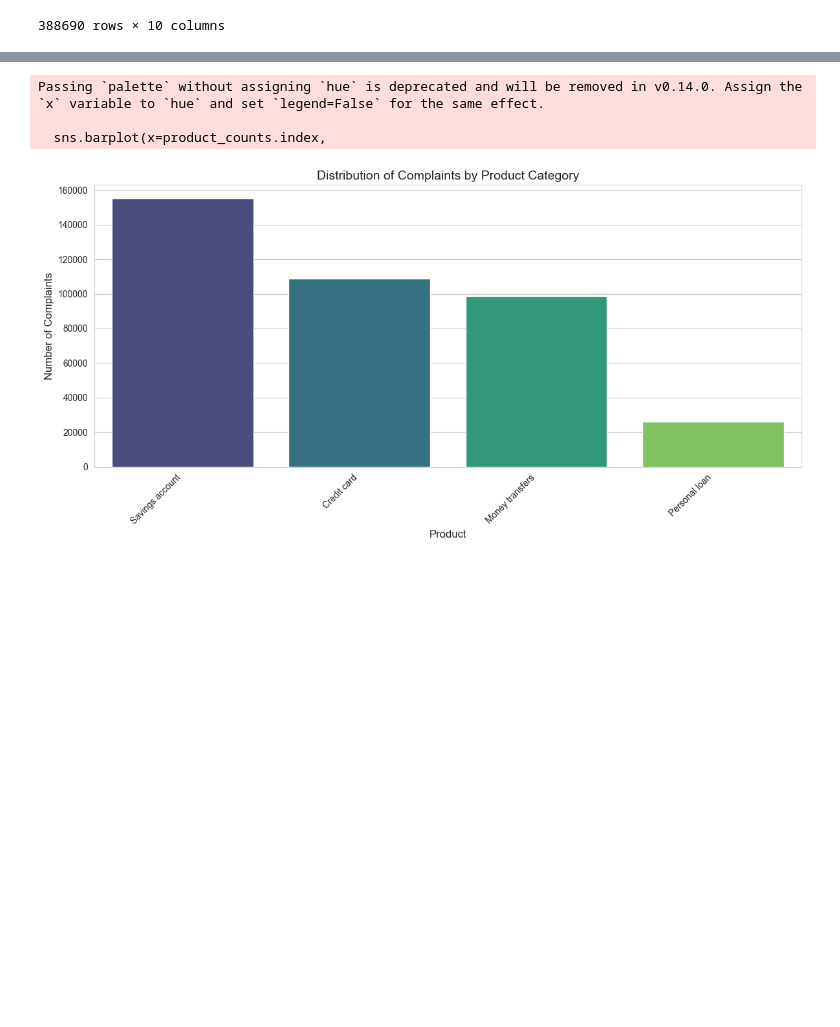
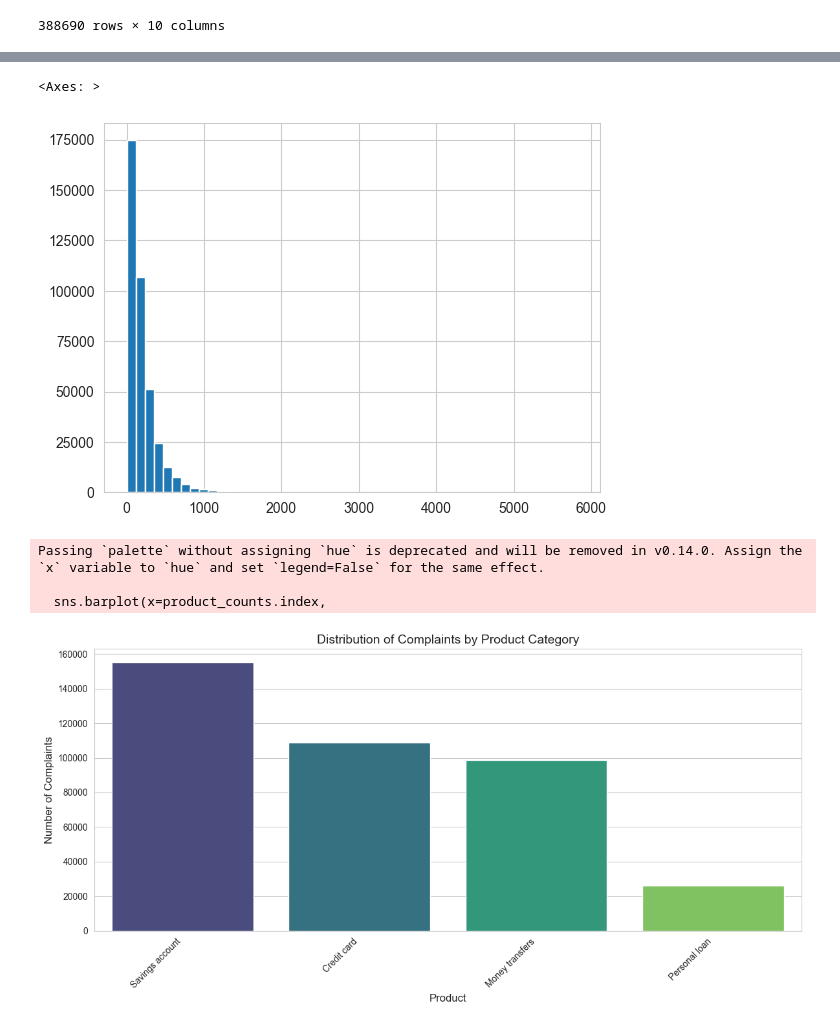
Before and after one commit to tib-dev/rag-complaint-chatbot, a Jupyter notebook: notebooks/eda.ipynb, the cells around one changed output, grey strips where cells are left out. Cells and saved outputs as stored; diff of their text form; code cells hidden in the pictures; blank space fills up the shorter version.

```diff
--- a/notebooks/eda.ipynb
+++ b/notebooks/eda.ipynb
@@ -195,3 +195,7 @@ df_clean
 | 9609735 | 6238646 | Savings account | Savings account | Managing an account | Deposits and withdrawals | I already have a case XXXX, but i... | WELLS FARGO & COMPANY | OK | ... |
 | 9609743 | 6238123 | Personal loan | Title loan | Vehicle was repossessed or sold t... | NaN | On XX/XX/XXXX my final payment wa... | Westlake Services, LLC | CA | ... |
 388690 rows × 10 columns
+# %%
+df_clean = df_clean.drop(columns=["consumer_complaint_narrative"])
+df_clean["consumer_complaint_narrative"] = df_clean["clean_narrative"]
+df_clean.drop(columns=["clean_narrative"])
@@ -201,6 +219,17 @@ DataHandler.from_registry(
     path_key="interim_dir",
     filename="complaints_clean.parquet"
 ).save(df_clean)
+# %%
+df_clean["narrative_length"] = (
+    df_clean["consumer_complaint_narrative"]
+    .astype(str)
+    .apply(lambda x: len(x.split()))
+)
+# %%
+df_clean["narrative_length"].hist(bins=50)
+# %% [output]
+<Axes: >
+[figure, added]
 # %%
 viz.plot_complaint_distribution_clean(df_clean)
 # %% [output]
```
Also changed, not shown: parts of 1 cell of this notebook.
